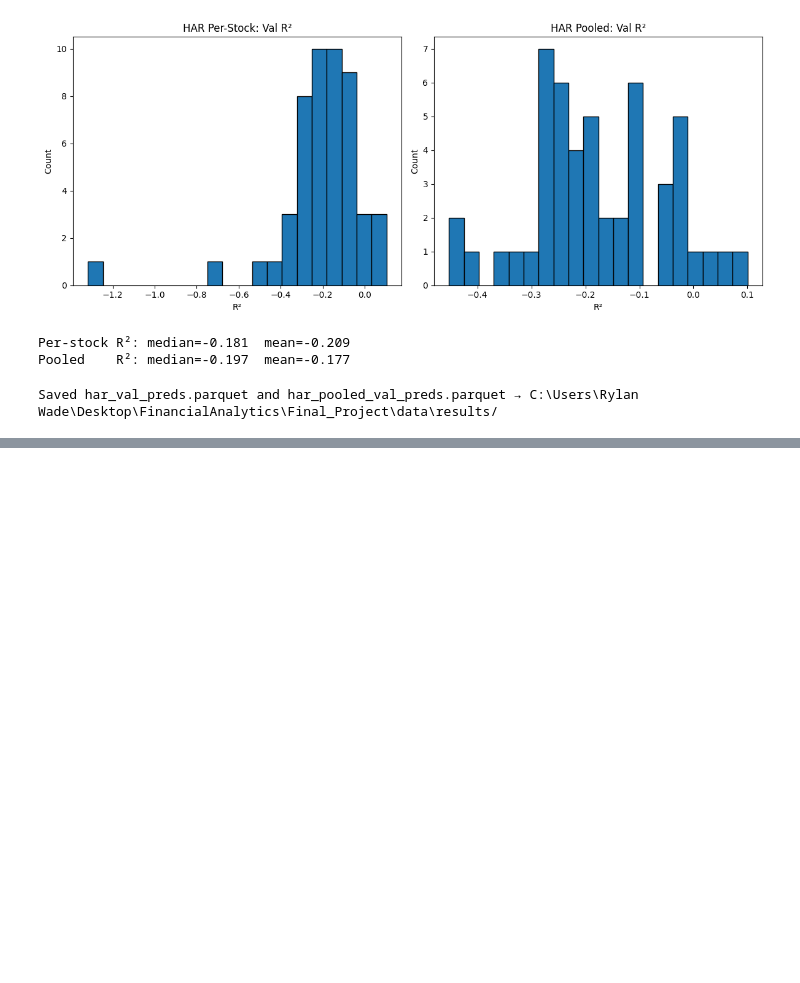
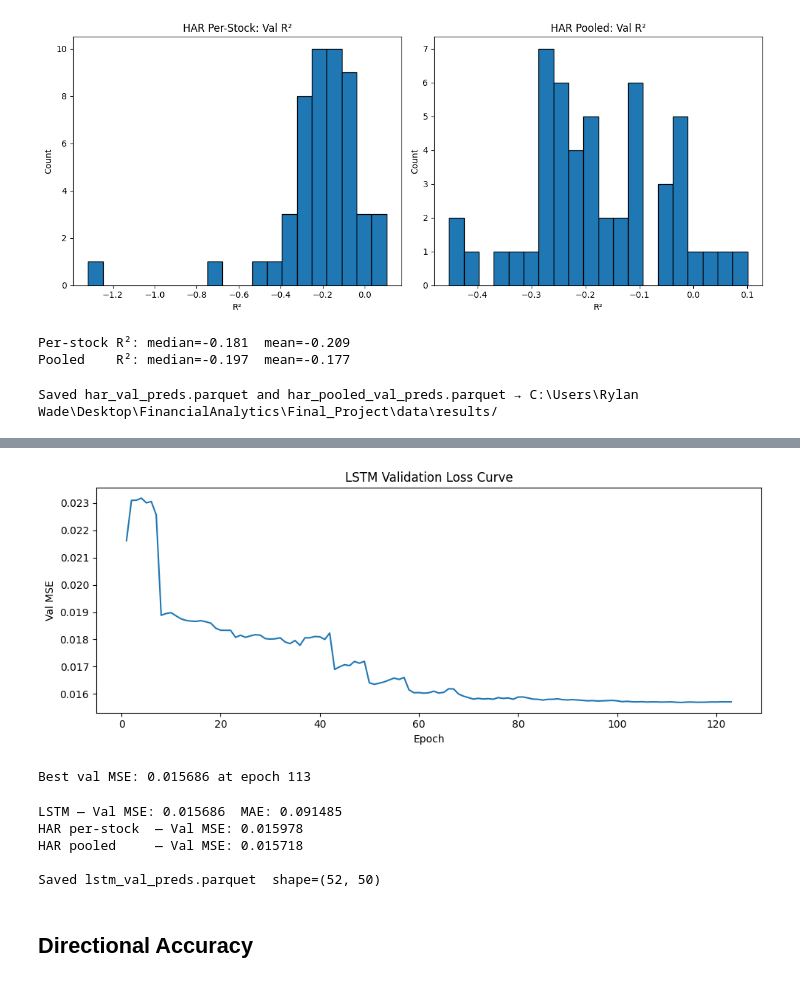
Before and after one commit to waderylan/sp500-gnn, a Jupyter notebook: notebooks/04_models.ipynb, the cells around one changed output, grey strips where cells are left out. Drawn from its saved outputs; the diff is of its cells as text; code cells hidden in the pictures; blank space fills up the shorter version.

Commit message:
LSTM baseline

```diff
--- a/notebooks/04_models.ipynb
+++ b/notebooks/04_models.ipynb
@@ -115,0 +151,20 @@ Saved har_val_preds.parquet and har_pooled_val_preds.parquet → C:\Users\Rylan
+# %%
+# Map week timestamps to integer row positions in features_3d / target_arr
+week_to_pos = {w: i for i, w in enumerate(target.index)}
+
+train_pos = np.sort([week_to_pos[w] for w in splits.loc[splits["split"] == "train", "week"]
+                     if w in week_to_pos])
+val_pos   = np.sort([week_to_pos[w] for w in splits.loc[splits["split"] == "val",   "week"]
+                     if w in week_to_pos])
+
+print(f"train_pos: {len(train_pos)} weeks  (first={train_pos[0]}, last={train_pos[-1]})")
+print(f"val_pos:   {len(val_pos)}  weeks  (first={val_pos[0]},  last={val_pos[-1]})")
+
+device = torch.device("cuda" if torch.cuda.is_available() else "cpu")
+print(f"Device: {device}")
+
+set_seeds()
+lstm = LSTMModel(input_size=n_feats).to(device)
+
+lstm, val_loss_hist = train_lstm(lstm, features_3d, target_arr, train_pos, val_pos, device)
+print(f"\nTraining complete. Best val loss: {min(val_loss_hist):.6f}")
@@ -115,0 +192,55 @@ Saved har_val_preds.parquet and har_pooled_val_preds.parquet → C:\Users\Rylan
+# %%
+import matplotlib.pyplot as plt
+
+plt.figure(figsize=(10, 4))
+plt.plot(range(1, len(val_loss_hist) + 1), val_loss_hist, linewidth=1.5)
+plt.xlabel("Epoch")
+plt.ylabel("Val MSE")
+plt.title("LSTM Validation Loss Curve")
+plt.tight_layout()
+plt.show()
+
+best_epoch = int(np.argmin(val_loss_hist)) + 1
+print(f"Best val MSE: {min(val_loss_hist):.6f} at epoch {best_epoch}")
+# %% [output]
+[figure, added]
+Best val MSE: 0.015686 at epoch 113
+# %%
+from sklearn.metrics import mean_squared_error, mean_absolute_error
+
+# Generate val predictions from the best checkpoint
+lstm.eval()
+preds_list  = []
+used_val_pos = [p for p in val_pos if p >= config.LSTM_SEQ_LEN - 1]
+
+with torch.no_grad():
+    for p in used_val_pos:
+        seq  = features_3d[p - config.LSTM_SEQ_LEN + 1 : p + 1]
+        x    = torch.tensor(seq, dtype=torch.float32).permute(1, 0, 2).to(device)
+        pred = lstm(x).cpu().numpy()   # (num_stocks,)
+        preds_list.append(pred)
+
+lstm_val_df = pd.DataFrame(
+    np.stack(preds_list),
+    index=target.index[used_val_pos],
+    columns=tickers,
+)
+assert lstm_val_df.shape == (len(used_val_pos), n_stocks), f"Shape error: {lstm_val_df.shape}"
+
+target_val_lstm = target.loc[lstm_val_df.index]
+lstm_mse = mean_squared_error(target_val_lstm.values.ravel(), lstm_val_df.values.ravel())
+lstm_mae = mean_absolute_error(target_val_lstm.values.ravel(), lstm_val_df.values.ravel())
+print(f"LSTM — Val MSE: {lstm_mse:.6f}  MAE: {lstm_mae:.6f}")
+print(f"HAR per-stock  — Val MSE: {har_mse:.6f}")
+print(f"HAR pooled     — Val MSE: {pool_mse:.6f}")
+
+lstm_val_df.to_parquet(Path(config.DATA_RESULTS_DIR) / "lstm_val_preds.parquet")
+print(f"\nSaved lstm_val_preds.parquet  shape={lstm_val_df.shape}")
+# %% [output]
+LSTM — Val MSE: 0.015686  MAE: 0.091485
+HAR per-stock  — Val MSE: 0.015978
+HAR pooled     — Val MSE: 0.015718
+
+Saved lstm_val_preds.parquet  shape=(52, 50)
+# %% [markdown]
+## Directional Accuracy
```
Also changed, not shown: parts of 5 cells of this notebook, 5 other files.
